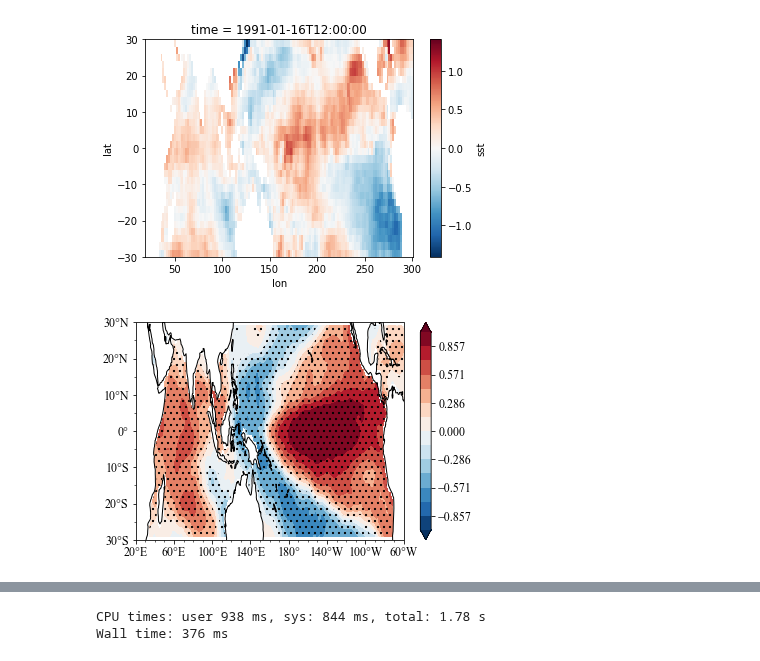
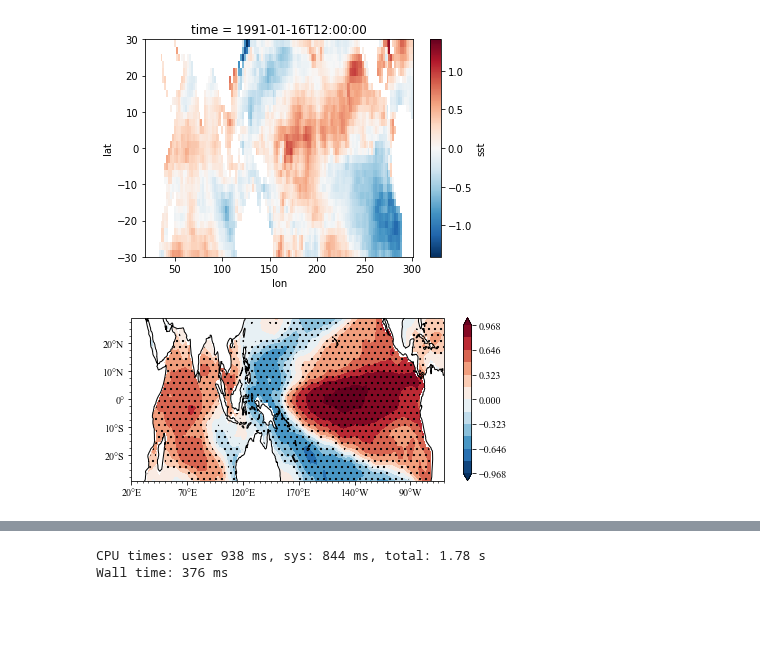
Before and after one commit to ZiluM/sacpy, a Jupyter notebook: examples/Nino34RegSST.ipynb, the cells around one changed output, grey strips where cells are left out. Cells and saved outputs as stored; diff of their text form; code cells hidden in the pictures; blank space fills up the shorter version.

```diff
--- a/examples/Nino34RegSST.ipynb
+++ b/examples/Nino34RegSST.ipynb
@@ -25,42 +25,19 @@ ssta[0].plot()
 Nino34 = ssta.loc[:,-5:5,190:240].mean(axis=(1,2))
 # %%
 linreg = scp.LinReg(np.array(Nino34),np.array(ssta))
-# %%
-from cartopy.mpl.ticker import LongitudeFormatter, LatitudeFormatter
-from matplotlib.ticker import MultipleLocator
-import cartopy.crs as ccrs
-plt.rc('font', family='Times New Roman', size=12)
-ax = plt.axes(projection=ccrs.PlateCarree(central_longitude=180))
-m = ax.contourf(ssta.lon,
-                ssta.lat,
-                linreg.corr,
-                cmap="RdBu_r",
-                levels=np.linspace(-1, 1, 15),
-                extend="both",
-                transform=ccrs.PlateCarree())
-n = plt.contourf(ssta.lon,
-                 ssta.lat,
-                 linreg.p_value,
-                 levels=[0, 0.05, 1],
-                 zorder=1,
-                 hatches=['..', None],
-                 colors="None",
-                 transform=ccrs.PlateCarree())
-# xtk = np.arange(-180,181,60)
-xtk = np.arange(20,301,40)
-ax.set_xticks(xtk,crs=ccrs.PlateCarree())
-# ax.set_xticks(xtk,crs=ccrs.PlateCarree())
-ax.set_yticks(np.arange(-30,31,10),crs=ccrs.PlateCarree())
-ax.yaxis.set_major_formatter(LatitudeFormatter())
-ax.xaxis.set_major_formatter(LongitudeFormatter(zero_direction_label=True))
-ax.xaxis.set_minor_locator(MultipleLocator(10))
-ax.yaxis.set_minor_locator(MultipleLocator(5))
-ax.coastlines()
-ax.set_aspect("auto")
-plt.colorbar(m)
-plt.savefig("../pic/nino34.png",dpi=200)
-# %% [output]
-[figure, removed]
+# %%
+import sacpy.Map
+import cartopy.crs as ccrs
+fig = plt.figure(figsize=[7, 3])
+ax = plt.axes(projection=ccrs.PlateCarree(central_longitude=180))
+lon ,lat = np.array(ssta.lon) , np.array(ssta.lat)
+m = ax.scontourf(lon,lat,linreg.corr)
+n = ax.sig_plot(lon,lat,linreg.p_value,color="k",marker="..")
+ax.init_map(stepx=50, ysmall=2.5)
+plt.colorbar(m)
+plt.savefig("../pic/nino34.png",dpi=200)
+# %% [output]
+[figure, added]
 # %%
 import scipy.stats as sts
 
```
Also changed, not shown: parts of 2 cells of this notebook, 17 other files.
